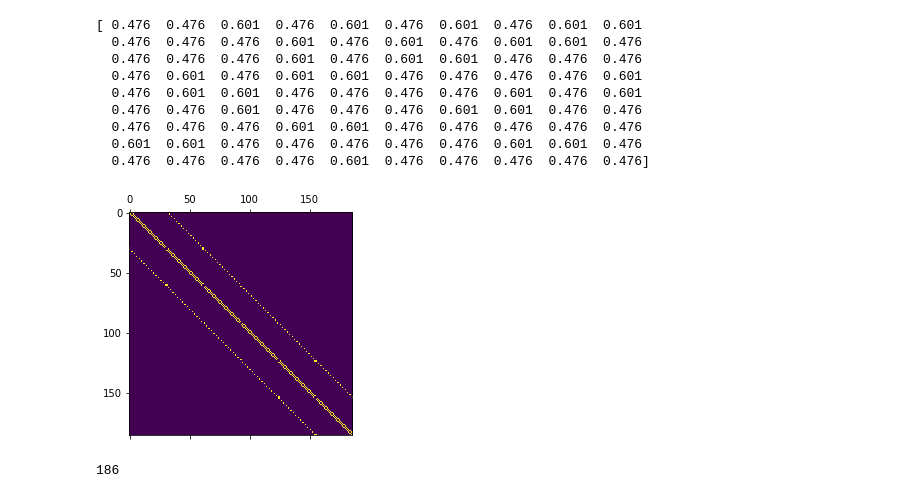
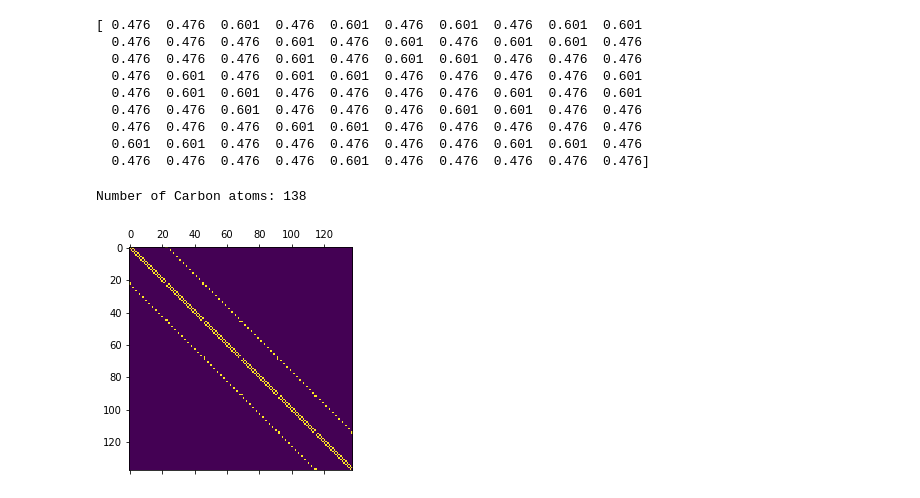
Before and after one commit to bzager/MO_Theory, a Jupyter notebook: MO_Theory.ipynb, the cells around one changed output. Drawn from its saved outputs; the diff is of its cells as text; code cells hidden in the pictures.

```diff
--- a/MO_Theory.ipynb
+++ b/MO_Theory.ipynb
@@ -289,7 +264,7 @@ print(p)
 
 # maps an (i,j) index from the square grid to the number of the atom at that location
 def indexFind(i,j,rows,cols):
-    i = i%cols
+    i = i%cols # wrap around for periodic boundaries
     j = j%rows
     return j*cols + i
 
@@ -298,7 +273,7 @@ def connect(n1,n2,adjMat):
     adjMat[n1,n2] = 1
     return
 
-#
+# constructs the adjacency matrix for the "zigzag" configuration of graphene
 def constructZigzag(rows,cols):
     adjMat = np.zeros([rows*cols,rows*cols])
 
@@ -306,17 +281,19 @@ def constructZigzag(rows,cols):
         for j in range(rows):
             cur = indexFind(i,j,rows,cols)
 
+            # connect current atom to horizontal neighbors
             connect(cur,indexFind(i+1,j,rows,cols),adjMat)
             connect(cur,indexFind(i-1,j,rows,cols),adjMat)
 
+            # connect to vertical neighbor if not on edge
+            # determine if connection is up or down
             if i%2 == j%2 and j != rows-1:
                 connect(cur,indexFind(i,j+1,rows,cols),adjMat)
             elif i%2 != j%2 and j != 0:
                 connect(cur,indexFind(i,j-1,rows,cols),adjMat)
-
     return adjMat
 
-#
+# constructs the adjacency matrix for the "armchair" configuration of graphene
 def constructArmchair(rows,cols):
     adjMat = np.zeros([rows*cols,rows*cols])
 
@@ -324,47 +301,48 @@ def constructArmchair(rows,cols):
         for j in range(rows):
             cur = indexFind(i,j,rows,cols)
 
+            # connect current atom to horizontal neighbors, accounting for edges
             if i != cols-1:
                 connect(cur,indexFind(i+1,j,rows,cols),adjMat)
             if i != 0:
                 connect(cur,indexFind(i-1,j,rows,cols),adjMat)
 
+            # connect to correct vertical neighbor
             if i%2 == j%2:
                 connect(cur,indexFind(i,j+1,rows,cols),adjMat)
             else:
                 connect(cur,indexFind(i,j-1,rows,cols),adjMat)
-
     return adjMat
 
-#
-def constructAdj(rows,cols,zig,arm):
+# construct adjacency matrix for graphene given the number of rows and columns in the "stretched" lattice
+def constructAdj(rows,cols):
     if rows < cols:
         adjMat = constructZigzag(rows,cols)
     else:
         adjMat = constructArmchair(rows,cols)
     return adjMat
-
-zig = 5  # layers of hexagons connected on flat edge
-arm = 15  # layers of hexagons connected in "armchair" pattern
-name = "Graphene"+str(zig)+"x"+str(arm)
-
-# for zigzag configuration, use arm > zig
-# for armchair configuration, use zig > arm
-
-# Consider square lattice from "stretched" hex lattice
-rows = zig+1  # number of rows in "stretched" square lattice
-cols = arm*2 + 1  # number of columns in "stretched" square lattice
-
-Nc = rows*cols # total number of carbon atoms
-Ne = Nc # total number of pi electrons
-
-graph = constructAdj(rows,cols,zig,arm)
-
-plt.matshow(graph)
-plt.show()
-
-print(Nc)
-# %% [output]
-[figure, removed]
-186
+# %%
+# Set parameters for constructing graphene adjacency matrix
+# for zigzag configuration, use arm > zig
+# for armchair configuration, use zig > arm
+
+zig = 5  # layers of hexagons connected by flat edge
+arm = 11  # layers of hexagons connected in "armchair" pattern
+name = "Graphene"+str(zig)+"x"+str(arm)
+
+# Consider "stretched" hex lattice in brick wall pattern
+# Each brick is 2 bonds long and 1 bond wide
+rows = zig+1  # number of rows in "stretched" square lattice
+cols = arm*2 + 1  # number of columns in "stretched" square lattice
+
+Nc = rows*cols # total number of carbon atoms
+Ne = Nc # total number of pi electrons
+
+graph = constructAdj(rows,cols)
+print("Number of Carbon atoms: "+str(Nc))
+plt.matshow(graph)
+plt.show()
+# %% [output]
+Number of Carbon atoms: 138
+[figure, added]
 # %%
```
Also changed, not shown: parts of 10 cells of this notebook, 23 other files.
